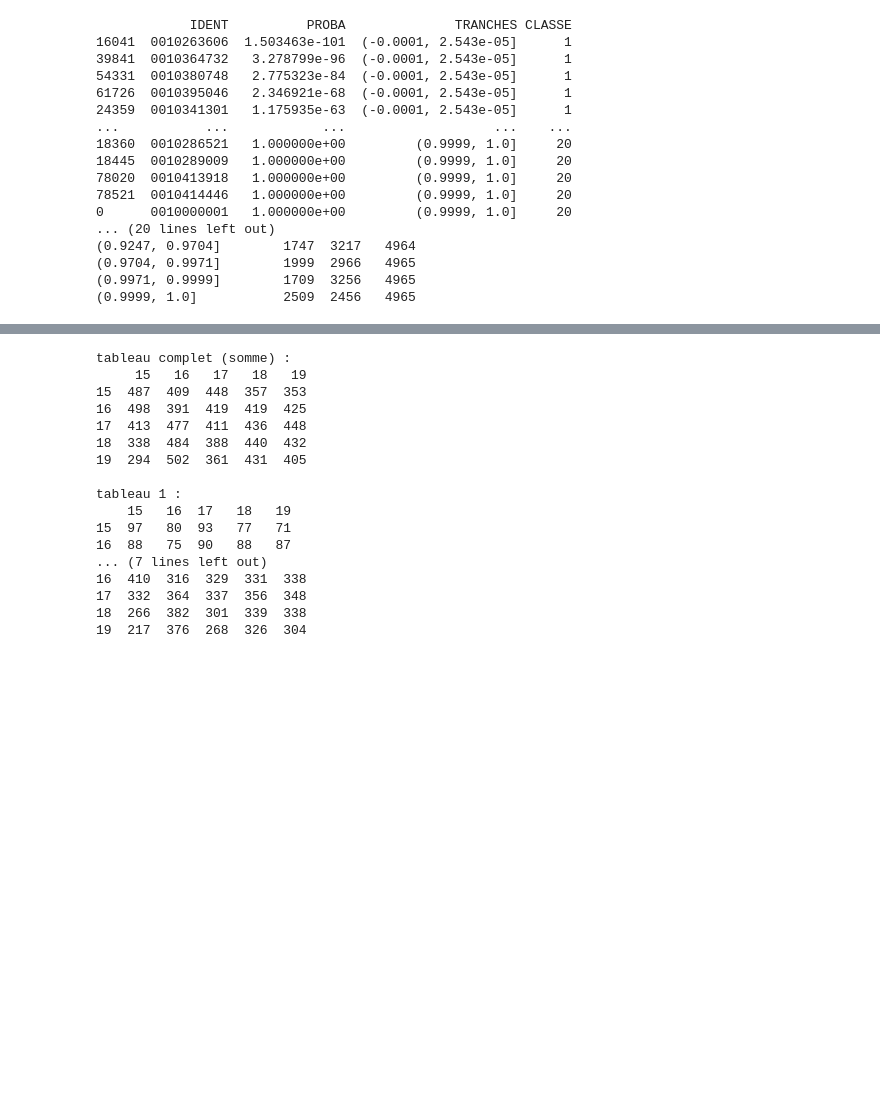
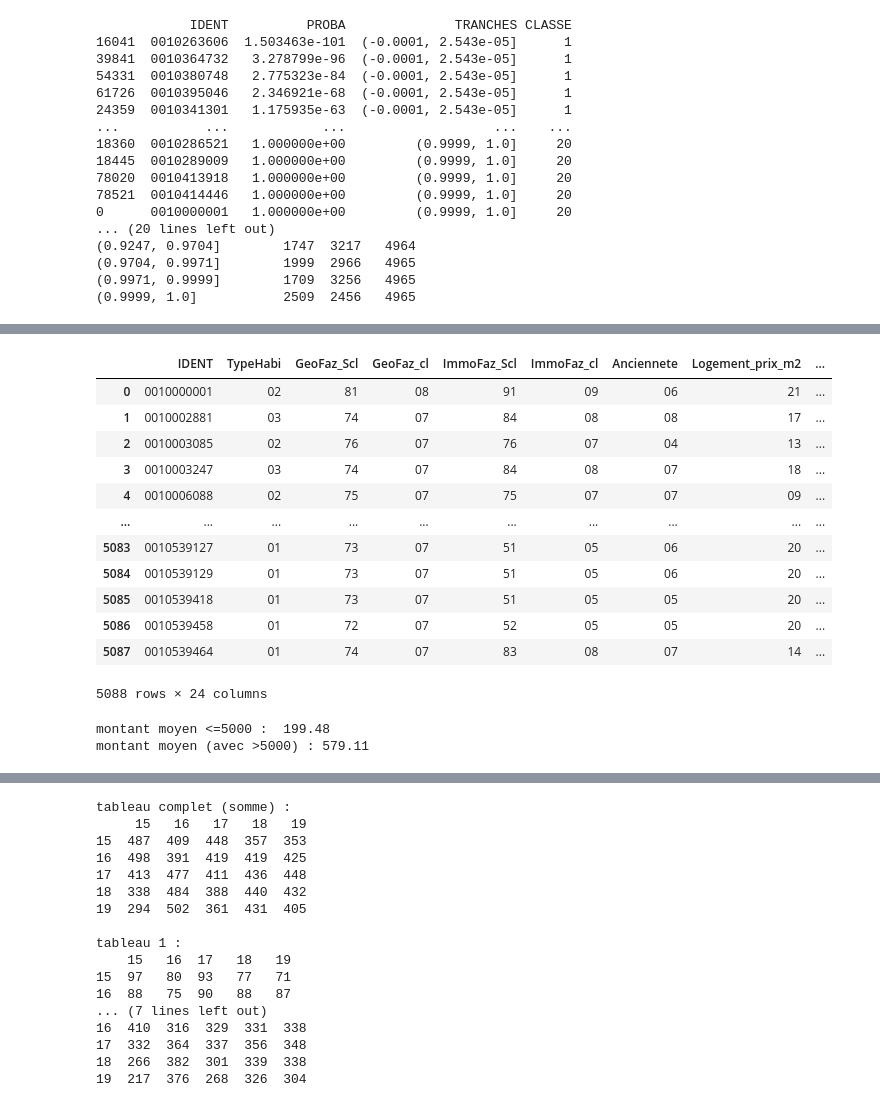
Before and after one commit to christian235711/Predict_models_fdf21, a Jupyter notebook: FDF21_Comparaison.ipynb, the cells around one changed output, grey strips where cells are left out. Drawn from its saved outputs; the diff is of its cells as text; code cells hidden in the pictures; blank space fills up the shorter version.

```diff
--- a/FDF21_Comparaison.ipynb
+++ b/FDF21_Comparaison.ipynb
@@ -847,0 +908,5 @@ pd.pivot_table( TABLEAU.drop("IDENT", axis=1) ,index=['Top_mon','CLASSE_LR'],
+# %%
+# MODALITE DES VARIABLES
+df_test = df_caract_inter.iloc[:,1:-1]
+for ii in range(df_test.shape[1]):
+    print((df_test.iloc[:,ii].value_counts(dropna=False))); print("="*50)
@@ -847,0 +931,14 @@ pd.pivot_table( TABLEAU.drop("IDENT", axis=1) ,index=['Top_mon','CLASSE_LR'],
+# %%
+# union
+def recherche_groupe_ind_union(TABLEAU):
+    tab_compa_complet = TABLEAU.drop(["Top_mon"], axis=1)
+    for j in range(1,tab_compa_complet.shape[1]):
+        tab_compa_complet.iloc[:,j] = tab_compa_complet.iloc[:,j].astype(int)
+        for ii in range(1,20):
+                tab_compa_complet.iloc[:,j] = tab_compa_complet.iloc[:,j].replace(ii,0)
+
+    df_temp = tab_compa_complet[["CLASSE_LR","CLASSE_Adaboost","CLASSE_RandomF","CLASSE_ExtraT","CLASSE_ADL_55","CLASSE_ADQ_55","CLASSE_NN_L"]].sum(axis=1)
+    df_temp.name="SOMME"
+    tab_compa_complet= pd.concat([tab_compa_complet["IDENT"],df_temp], axis=1)
+
+    return tab_compa_complet[tab_compa_complet["SOMME"]!=0]
@@ -847,0 +962,4 @@ pd.pivot_table( TABLEAU.drop("IDENT", axis=1) ,index=['Top_mon','CLASSE_LR'],
+# %%
+# Top 1
+TABLEAU_temp_1 = TABLEAU[TABLEAU["Top_mon"]=="1"]
+recherche_groupe_ind_union(TABLEAU_temp_1)
@@ -847,0 +980,26 @@ pd.pivot_table( TABLEAU.drop("IDENT", axis=1) ,index=['Top_mon','CLASSE_LR'],
+# %%
+# CARACTERISTIQUES DES INDIVIDUS
+df_caract_union = pd.merge(data_orig[data_orig["Top_mon"]=="1"], recherche_groupe_ind_union(TABLEAU_temp_1))
+df_caract_union
+# %% [output]
+|  | IDENT | TypeHabi | GeoFaz_Scl | GeoFaz_cl | ImmoFaz_Scl | ImmoFaz_cl | Anciennete | Logement_prix_m2 | ... |
+| 0 | 0010000001 | 02 | 81 | 08 | 91 | 09 | 06 | 21 | ... |
+| 1 | 0010002881 | 03 | 74 | 07 | 84 | 08 | 08 | 17 | ... |
+| 2 | 0010003085 | 02 | 76 | 07 | 76 | 07 | 04 | 13 | ... |
+| 3 | 0010003247 | 03 | 74 | 07 | 84 | 08 | 07 | 18 | ... |
+| 4 | 0010006088 | 02 | 75 | 07 | 75 | 07 | 07 | 09 | ... |
+| ... | ... | ... | ... | ... | ... | ... | ... | ... | ... |
+| 5083 | 0010539127 | 01 | 73 | 07 | 51 | 05 | 06 | 20 | ... |
+| 5084 | 0010539129 | 01 | 73 | 07 | 51 | 05 | 06 | 20 | ... |
+| 5085 | 0010539418 | 01 | 73 | 07 | 51 | 05 | 05 | 20 | ... |
+| 5086 | 0010539458 | 01 | 72 | 07 | 52 | 05 | 05 | 20 | ... |
+| 5087 | 0010539464 | 01 | 74 | 07 | 83 | 08 | 07 | 14 | ... |
+5088 rows × 24 columns
+# %%
+# MONTANT MOYEN DERNIER QUANTILE
+df_abc = pd.merge(df_caract_union, data_montant_orig)
+print("montant moyen <=5000 : ", round(df_abc["SommeDeMONTANT_NUM"][df_abc["SommeDeMONTANT_NUM"]<=5000].mean(),2))
+print("montant moyen (avec >5000) :", round(df_abc["SommeDeMONTANT_NUM"].mean(),2))
+# %% [output]
+montant moyen <=5000 :  199.48
+montant moyen (avec >5000) : 579.11
```
Also changed, not shown: parts of 29 cells of this notebook.
